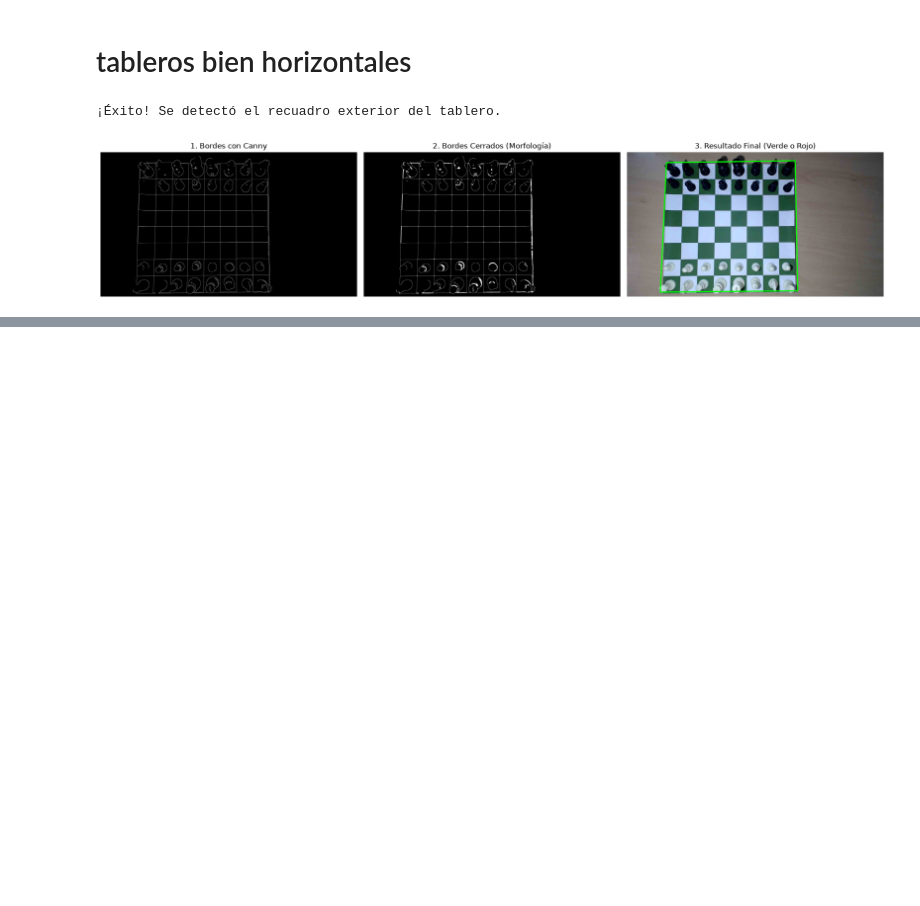
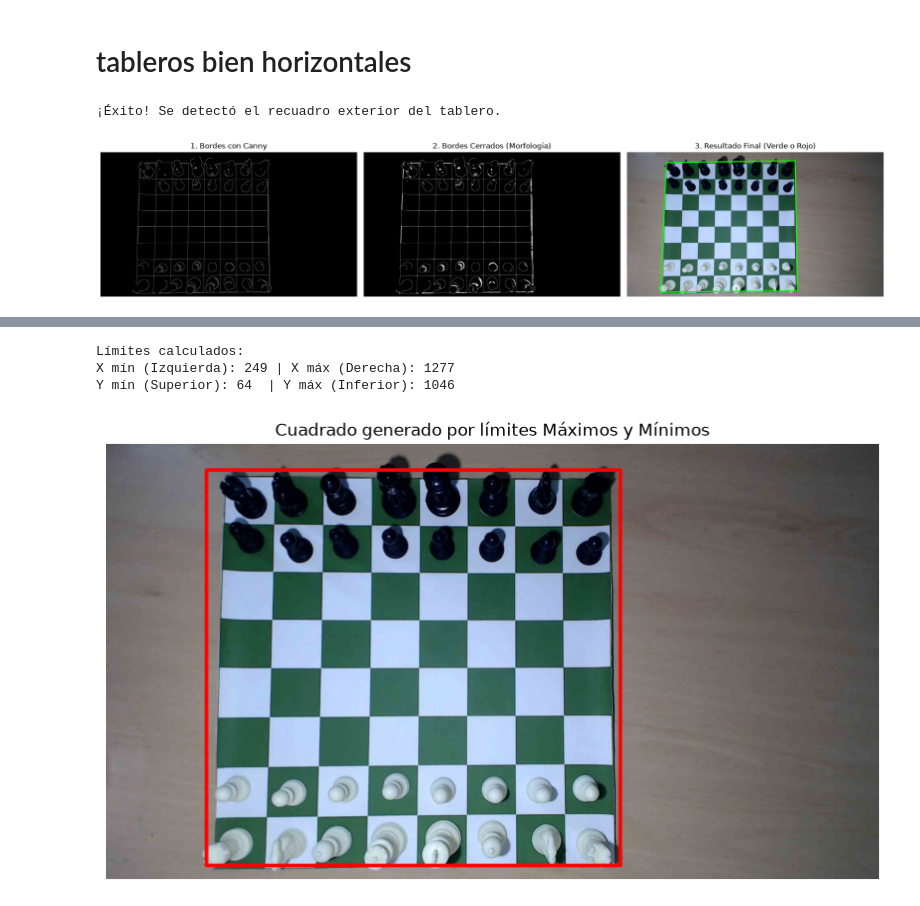
Before and after one commit to gggelme/chess_dataset_maker, a Jupyter notebook: src/parser/delimitar_tablero.ipynb, the cells around one changed output, grey strips where cells are left out. Saved outputs shown, nothing was run; the diff lists cells and outputs as text; code cells hidden in the pictures; blank space fills up the shorter version.

Commit message:
tablero estructurado

```diff
--- a/src/parser/delimitar_tablero.ipynb
+++ b/src/parser/delimitar_tablero.ipynb
@@ -80,0 +101,42 @@ entonces anda bien
+# %%
+
+imagen_color = cv2.imread(ruta)
+imagen_color = cv2.cvtColor(imagen_color, cv2.COLOR_BGR2RGB)
+
+if imagen_color is None:
+    print("No se pudo cargar la imagen. Revisa la ruta.")
+else:
+    # 2. TUS PUNTOS ACTUALES
+    #tablero_esquinas = np.array([[[295, 78]], [[249, 1046]], [[1277, 1036]], [[1258, 64]]])
+
+    # Reshape para trabajar cómodamente con un array de (4, 2)
+    puntos = tablero_esquinas.reshape(4, 2)
+
+    # 3. EXTRAER MÍNIMOS Y MÁXIMOS DE CADA EJE
+    # puntos[:, 0] hace referencia a todas las X
+    # puntos[:, 1] hace referencia a todas las Y
+    x_min = int(np.min(puntos[:, 0]))
+    x_max = int(np.max(puntos[:, 0]))
+    y_min = int(np.min(puntos[:, 1]))
+    y_max = int(np.max(puntos[:, 1]))
+
+    print(f"Límites calculados:")
+    print(f"X mín (Izquierda): {x_min} | X máx (Derecha): {x_max}")
+    print(f"Y mín (Superior): {y_min}  | Y máx (Inferior): {y_max}")
+
+    # 4. DIBUJAR EL RECTÁNGULO EN LA IMAGEN
+    # cv2.rectangle necesita la esquina superior izquierda (x_min, y_min)
+    # y la esquina inferior derecha (x_max, y_max)
+    cv2.rectangle(imagen_color, (x_min, y_min), (x_max, y_max), (255, 0, 0), 7) # Rectángulo Azul, grosor 7
+
+    # 5. MOSTRAR LA IMAGEN CON EL RECTÁNGULO
+    plt.figure(figsize=(10, 10))
+    plt.imshow(imagen_color)
+    plt.title("Cuadrado generado por límites Máximos y Mínimos")
+    plt.axis('off')
+    plt.show()
+# %% [output]
+Límites calculados:
+X mín (Izquierda): 249 | X máx (Derecha): 1277
+Y mín (Superior): 64  | Y máx (Inferior): 1046
+[figure, added]
```
Also changed, not shown: parts of 9 cells of this notebook, 4 other files.
